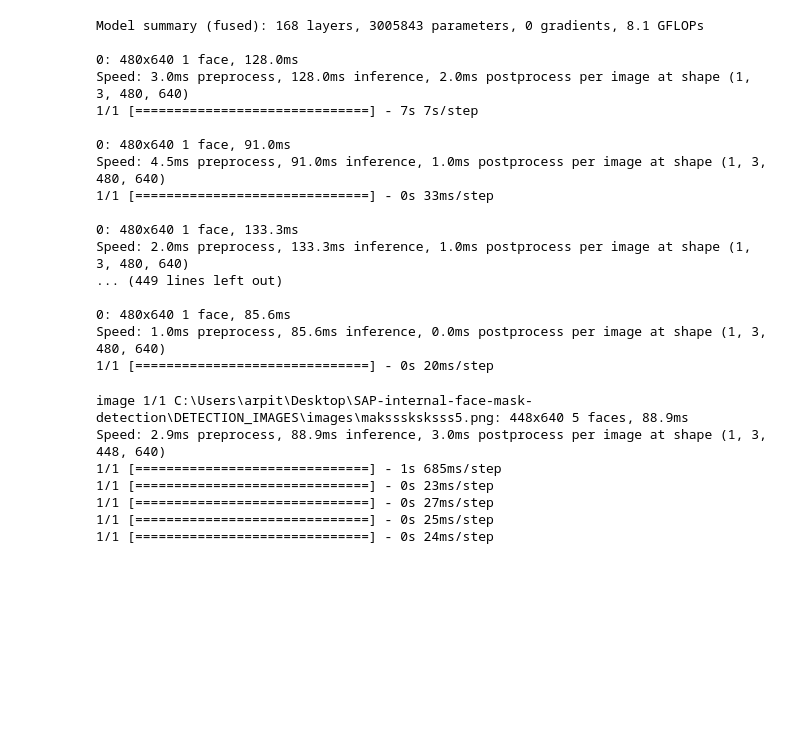
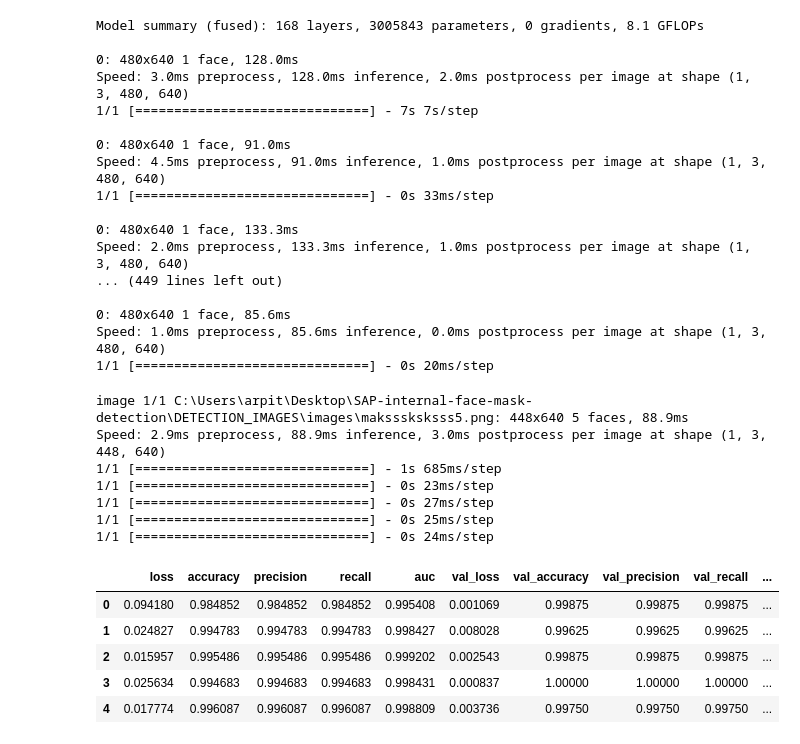
Before and after one commit to ARPIT2128/SAP-internal-face-mask-detection, a Jupyter notebook: face_mask_detection.ipynb, the cells around one changed output. Saved outputs shown, nothing was run; the diff lists cells and outputs as text; code cells hidden in the pictures; blank space fills up the shorter version.

```diff
--- a/face_mask_detection.ipynb
+++ b/face_mask_detection.ipynb
@@ -307,3 +307,14 @@ Speed: 2.9ms preprocess, 88.9ms inference, 3.0ms postprocess per image at shape
 1/1 [==============================] - 0s 27ms/step
 1/1 [==============================] - 0s 25ms/step
 1/1 [==============================] - 0s 24ms/step
+# %%
+import pandas as pd
+df=pd.read_csv("face-mask.csv")
+df.head()
+# %% [output]
+|  | loss | accuracy | precision | recall | auc | val_loss | val_accuracy | val_precision | val_recall | ... |
+| 0 | 0.094180 | 0.984852 | 0.984852 | 0.984852 | 0.995408 | 0.001069 | 0.99875 | 0.99875 | 0.99875 | ... |
+| 1 | 0.024827 | 0.994783 | 0.994783 | 0.994783 | 0.998427 | 0.008028 | 0.99625 | 0.99625 | 0.99625 | ... |
+| 2 | 0.015957 | 0.995486 | 0.995486 | 0.995486 | 0.999202 | 0.002543 | 0.99875 | 0.99875 | 0.99875 | ... |
+| 3 | 0.025634 | 0.994683 | 0.994683 | 0.994683 | 0.998431 | 0.000837 | 1.00000 | 1.00000 | 1.00000 | ... |
+| 4 | 0.017774 | 0.996087 | 0.996087 | 0.996087 | 0.998809 | 0.003736 | 0.99750 | 0.99750 | 0.99750 | ... |
```
Also changed, not shown: parts of 1 cell of this notebook, 5 other files.
